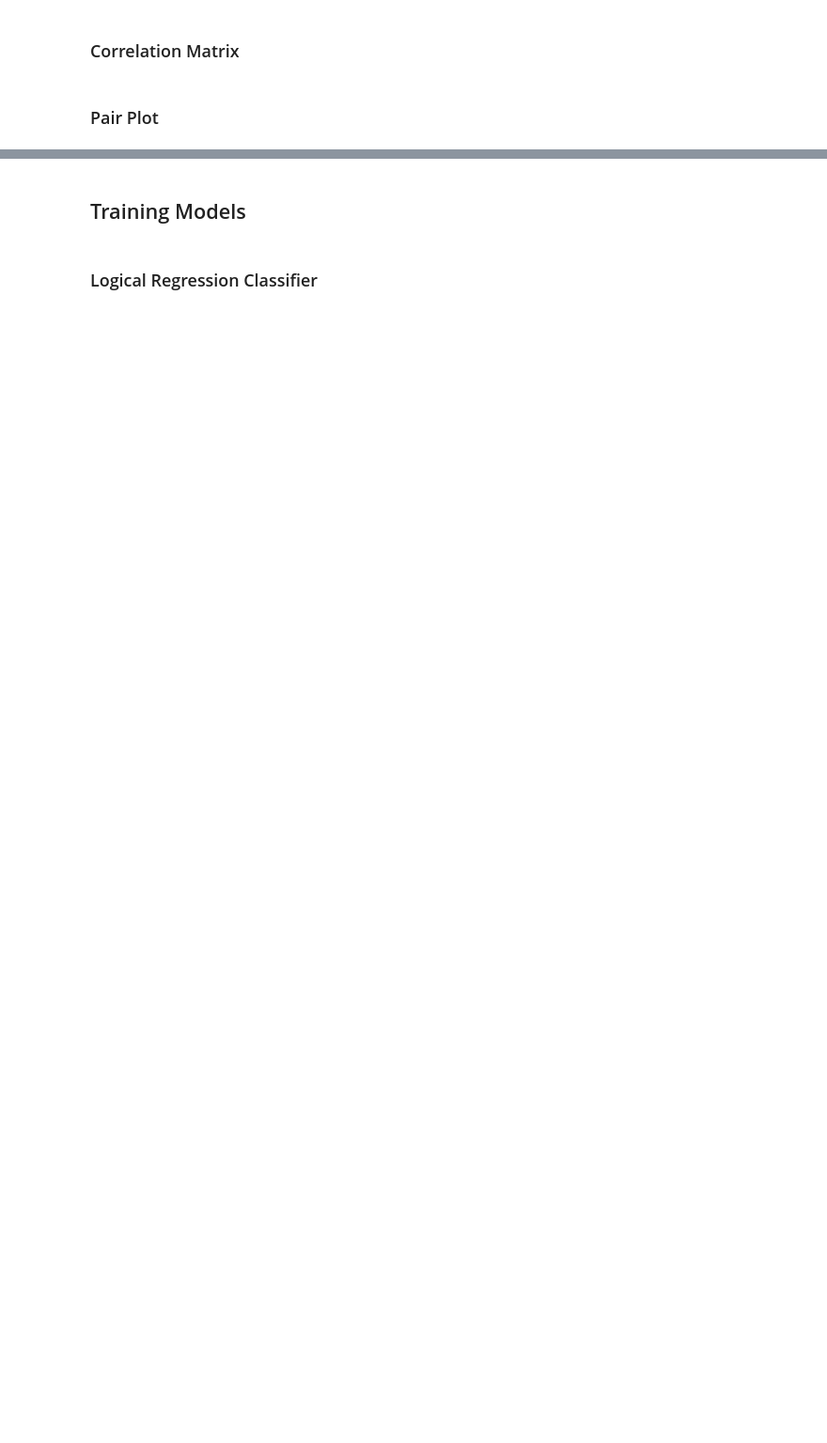
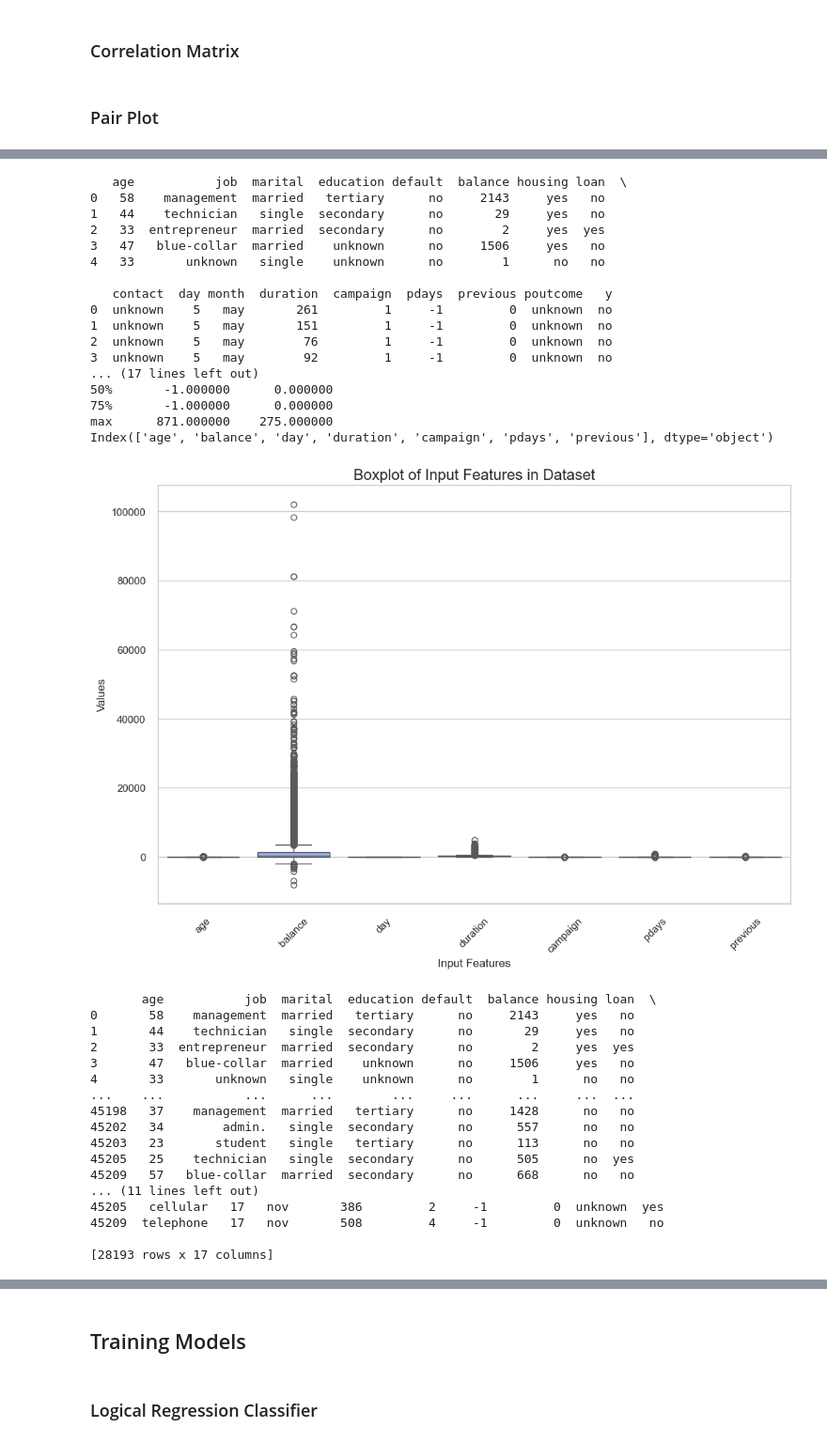
Before and after one commit to ZasaQ/A-neural-model-of-a-banking-customer, a Jupyter notebook: KrzywdaKubowicz.ipynb, the cells around one changed output, grey strips where cells are left out. Shown at 94% size. Saved outputs shown, nothing was run; the diff lists cells and outputs as text; code cells hidden in the pictures; blank space fills up the shorter version.

Commit message:
added csv with removed outliers
added Logical Regrssion model based on cleaned csv

```diff
--- a/KrzywdaKubowicz.ipynb
+++ b/KrzywdaKubowicz.ipynb
@@ -368,0 +373,67 @@ plt.show()
+# %%
+df = pd.read_csv('bank-full.csv', delimiter=';')
+
+print(df.head())
+
+print(df.describe())
+
+numeric_cols = df.select_dtypes(include=['number']).columns
+
+print(numeric_cols)
+
+sns.set_theme(style="whitegrid")
+plt.figure(figsize=(12, 8))
+sns.boxplot(data=df[numeric_cols], palette="coolwarm")
+plt.title('Boxplot of Input Features in Dataset', fontsize=16)
+plt.xlabel('Input Features', fontsize=12)
+plt.ylabel('Values', fontsize=12)
+plt.xticks(rotation=45)
+plt.show()
+
+Q1 = df[numeric_cols].quantile(0.25)
+Q3 = df[numeric_cols].quantile(0.75)
+IQR = Q3 - Q1
+
+outliers = (df[numeric_cols] < (Q1 - 1.5 * IQR)) | (df[numeric_cols] > (Q3 + 1.5 * IQR))
+
+df_cleaned = df[~((df[numeric_cols] < (Q1 - 1.5 * IQR)) | (df[numeric_cols] > (Q3 + 1.5 * IQR))).any(axis=1)]
+
+print(df_cleaned)
+
+df_cleaned.to_csv('bank-full-cleaned.csv', index=False, sep=';')
+# %% [output]
+   age           job  marital  education default  balance housing loan  \
+0   58    management  married   tertiary      no     2143     yes   no
+1   44    technician   single  secondary      no       29     yes   no
+2   33  entrepreneur  married  secondary      no        2     yes  yes
+3   47   blue-collar  married    unknown      no     1506     yes   no
+4   33       unknown   single    unknown      no        1      no   no
+
+   contact  day month  duration  campaign  pdays  previous poutcome   y
+0  unknown    5   may       261         1     -1         0  unknown  no
+1  unknown    5   may       151         1     -1         0  unknown  no
+2  unknown    5   may        76         1     -1         0  unknown  no
+3  unknown    5   may        92         1     -1         0  unknown  no
+... (17 lines left out)
+50%       -1.000000      0.000000
+75%       -1.000000      0.000000
+max      871.000000    275.000000
+Index(['age', 'balance', 'day', 'duration', 'campaign', 'pdays', 'previous'], dtype='object')
+[figure, added]
+       age           job  marital  education default  balance housing loan  \
+0       58    management  married   tertiary      no     2143     yes   no
+1       44    technician   single  secondary      no       29     yes   no
+2       33  entrepreneur  married  secondary      no        2     yes  yes
+3       47   blue-collar  married    unknown      no     1506     yes   no
+4       33       unknown   single    unknown      no        1      no   no
+...    ...           ...      ...        ...     ...      ...     ...  ...
+45198   37    management  married   tertiary      no     1428      no   no
+45202   34        admin.   single  secondary      no      557      no   no
+45203   23       student   single   tertiary      no      113      no   no
+45205   25    technician   single  secondary      no      505      no  yes
+45209   57   blue-collar  married  secondary      no      668      no   no
+... (11 lines left out)
+45205   cellular   17   nov       386         2     -1         0  unknown  yes
+45209  telephone   17   nov       508         4     -1         0  unknown   no
+
+[28193 rows x 17 columns]
```
Also changed, not shown: parts of 37 cells of this notebook, 1 other file.
